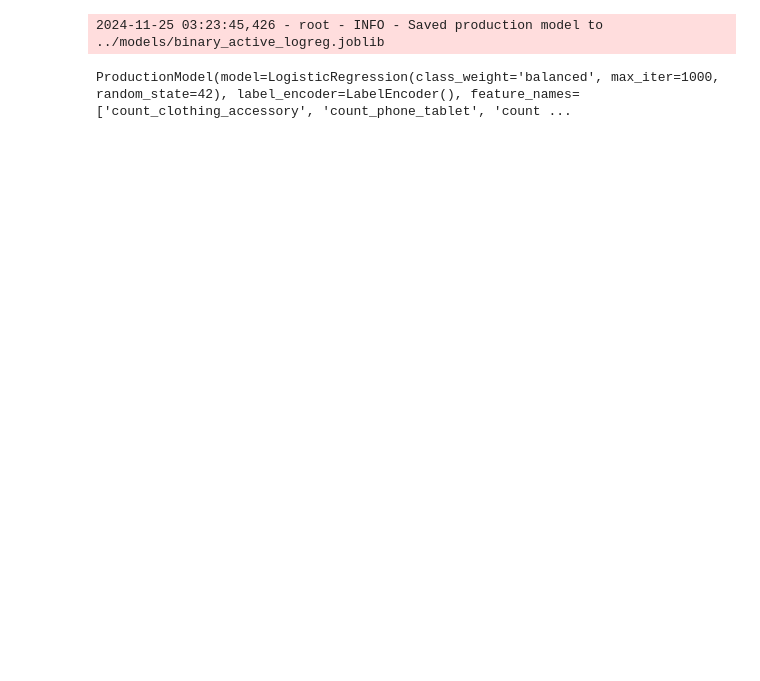
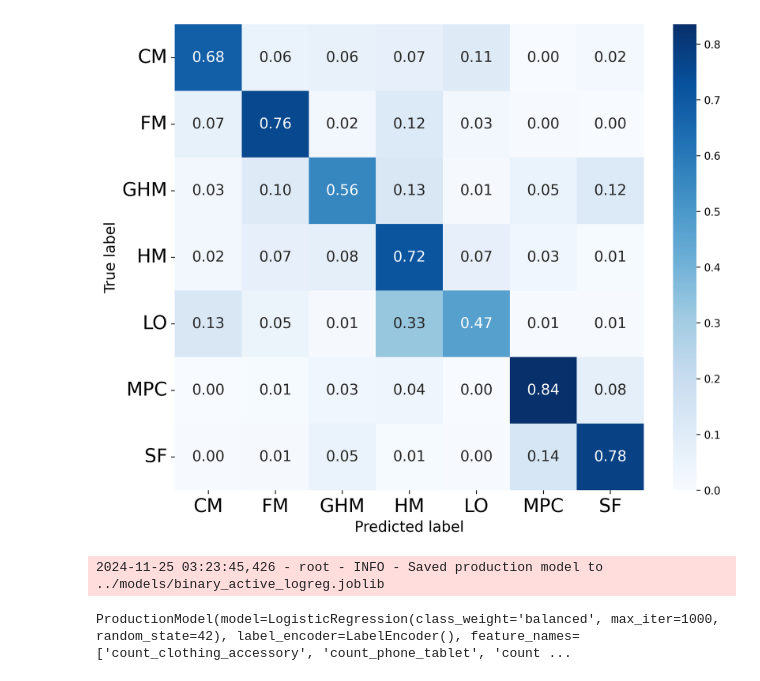
Before and after one commit to adeshkadambi/EgoVizML, a Jupyter notebook: analysis/14_SAVE_MODEL.ipynb, the cells around one changed output. Drawn from its saved outputs; the diff is of its cells as text; code cells hidden in the pictures; blank space fills up the shorter version.

```diff
--- a/analysis/14_SAVE_MODEL.ipynb
+++ b/analysis/14_SAVE_MODEL.ipynb
@@ -39,5 +42,40 @@ binary_active_table
 |  | model | median_f1 | mean_f1 | std_f1 | pct_above_0.5 | AUC |
 | 0 | LogisticRegression | 0.811589 | 0.784882 | 0.119884 | 1.0 | 0.94 |
+# %%
+cm = results_binary_active[0].cm
+# %%
+import numpy as np
+import matplotlib.pyplot as plt
+import seaborn as sns
+
+figsize = (10, 8)
+dpi = 300
+title = ""
+clf = get_models()[0][1]
+
+cm = cm.astype("float") / cm.sum(axis=1)[:, np.newaxis]
+fmt = ".2f"
+
+df_cm = pd.DataFrame(
+    cm,
+    index=(
+        ['CM', 'FM', 'GHM', 'HM', 'LO', 'MPC', 'SF']
+    ),
+    columns=(
+        ['CM', 'FM', 'GHM', 'HM', 'LO', 'MPC', 'SF']
+    ),
+)
+fig = plt.figure(figsize=figsize, dpi=dpi)
+sns.heatmap(df_cm, annot=True, fmt=fmt, cmap="Blues", annot_kws={"size": 14})
+plt.ylabel("True label", fontsize=14)
+plt.xlabel("Predicted label", fontsize=14)
+
+# Increase tick label font sizes
+plt.xticks(fontsize=18)
+plt.yticks(fontsize=18, rotation=0)
+plt.show()
+# %% [output]
+[figure, added]
 # %%
 from egoviz.models import inference
 
```
Also changed, not shown: parts of 2 cells of this notebook, 3 other files.
